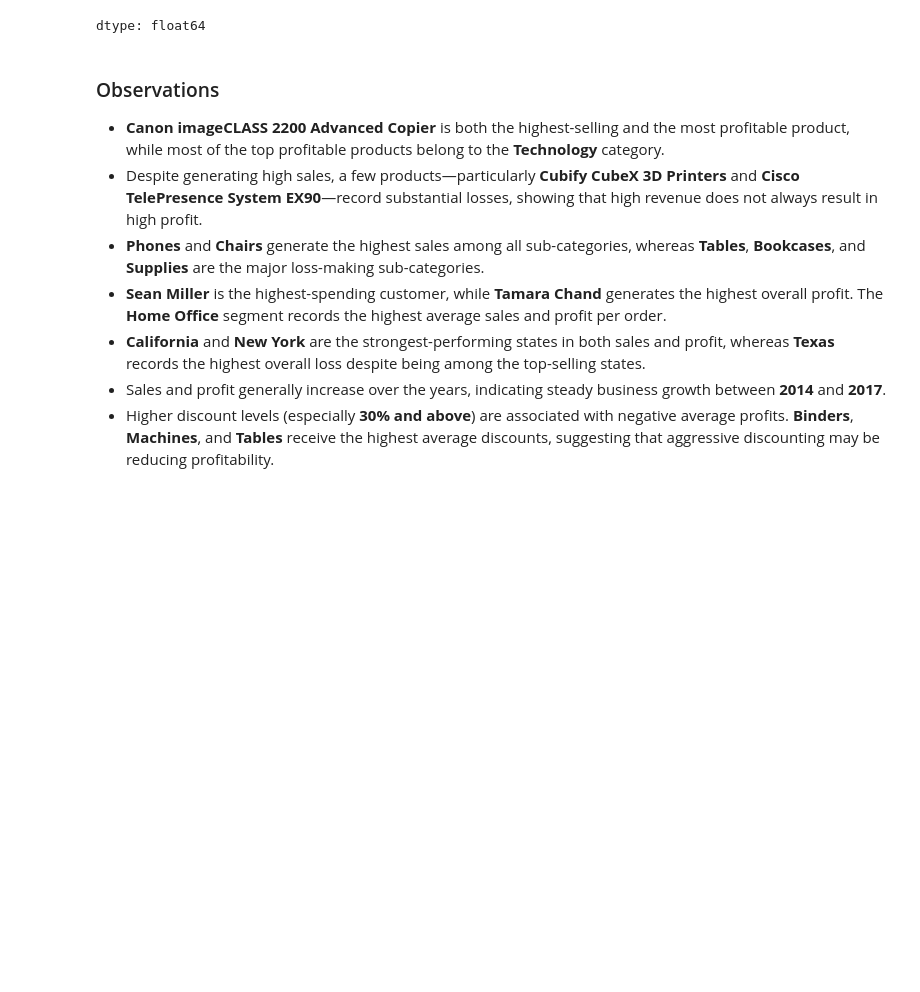
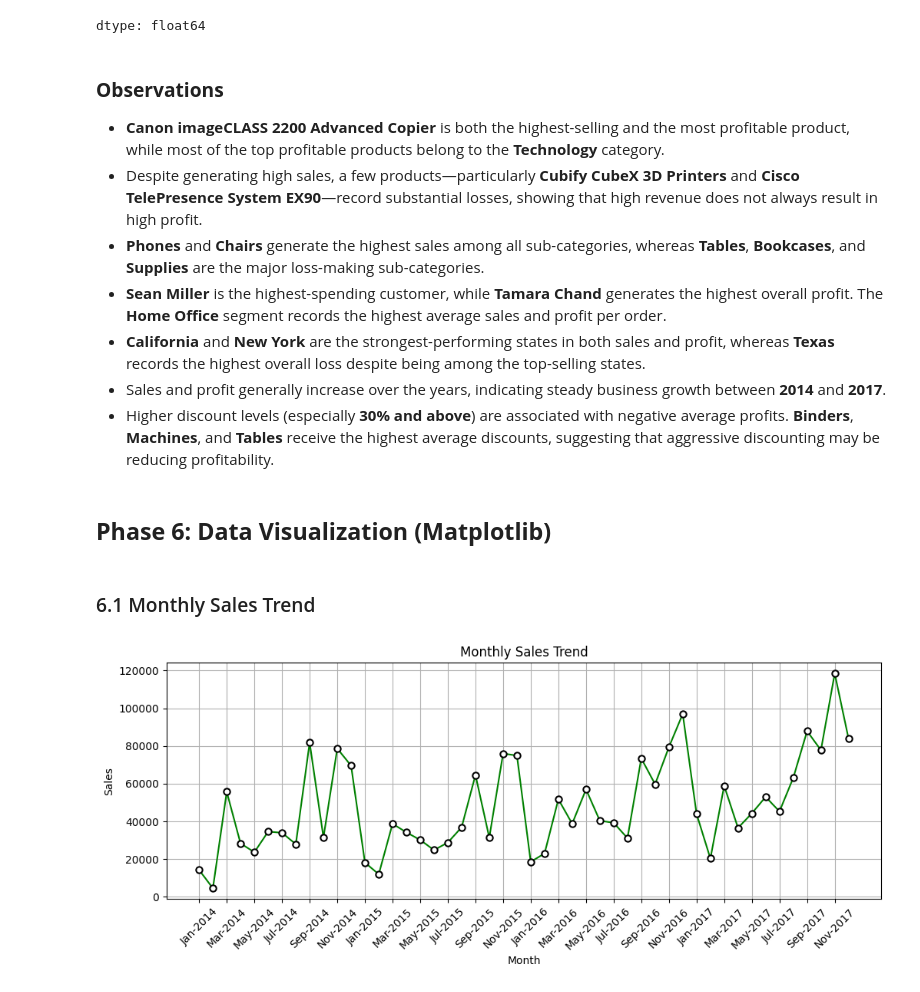
Before and after one commit to srinageswaran2006/Python-for-Data-Analysis, a Jupyter notebook: Projects/Superstore_EDA.ipynb, the cells around one changed output. Saved outputs shown, nothing was run; the diff lists cells and outputs as text; code cells hidden in the pictures; blank space fills up the shorter version.

```diff
--- a/Projects/Superstore_EDA.ipynb
+++ b/Projects/Superstore_EDA.ipynb
@@ -864,7 +878,7 @@ df.groupby(["Category","Sub-Category"])["Discount"].mean().sort_values(ascending
 |  | Labels | 0.07 |
 dtype: float64
 # %% [markdown]
-### Observations
+### **Observations**
 
 - **Canon imageCLASS 2200 Advanced Copier** is both the highest-selling and the most profitable product, while most of the top profitable products belong to the **Technology** category.
 - Despite generating high sales, a few products—particularly **Cubify CubeX 3D Printers** and **Cisco TelePresence System EX90**—record substantial losses, showing that high revenue does not always result in high profit.
@@ -873,3 +887,5 @@ dtype: float64
 - **California** and **New York** are the strongest-performing states in both sales and profit, whereas **Texas** records the highest overall loss despite being among the top-selling states.
 - Sales and profit generally increase over the years, indicating steady business growth between **2014** and **2017**.
 - Higher discount levels (especially **30% and above**) are associated with negative average profits. **Binders**, **Machines**, and **Tables** receive the highest average discounts, suggesting that aggressive discounting may be reducing profitability.
+# %% [markdown]
+## **Phase 6: Data Visualization (Matplotlib)**
@@ -875,0 +894,17 @@ dtype: float64
+# %% [markdown]
+### 6.1 Monthly Sales Trend
+# %%
+monthly_sales= df.groupby(df["Order Date"].dt.to_period("M"))["Sales"].sum()
+monthly_sales.index=monthly_sales.index.to_timestamp().strftime("%b-%Y") #converting period to timestamp(datetime)
+
+plt.figure(figsize=(12,4))
+plt.plot(monthly_sales.index,monthly_sales.values, marker="o",color="green",mec="black",mew=1.5,mfc="white")
+
+plt.title("Monthly Sales Trend")
+plt.xlabel("Month")
+plt.ylabel("Sales")
+plt.xticks(monthly_sales.index[::2], rotation=45) #to skip alternative month name for space
+plt.grid(True)
+plt.show()
+# %% [output]
+[figure, added]
```
Also changed, not shown: parts of 29 cells of this notebook.
